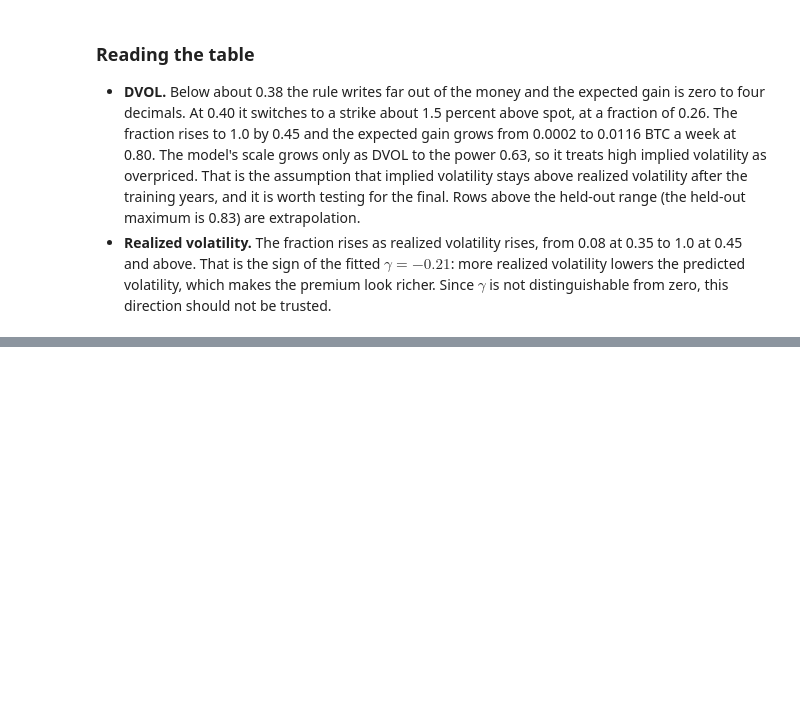
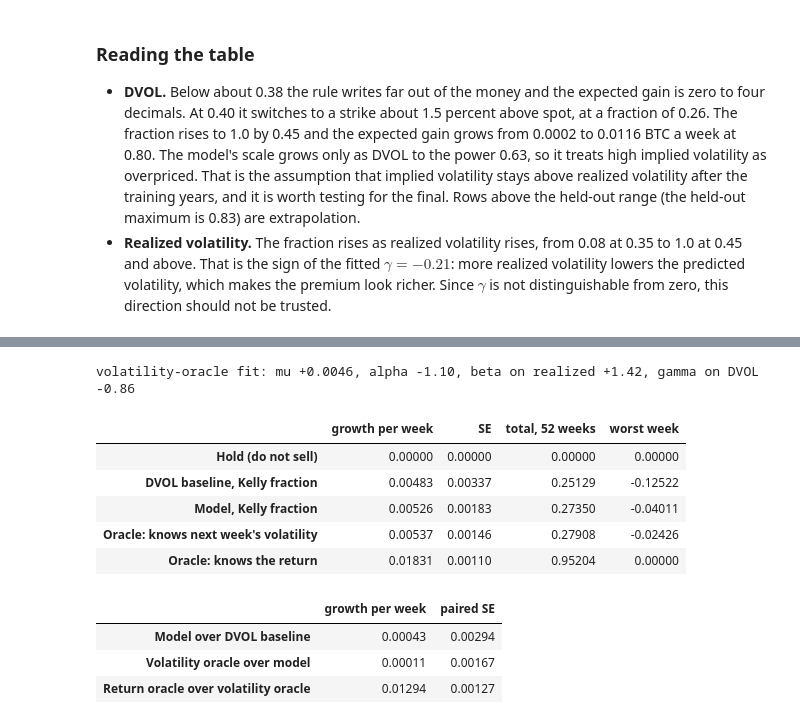
Before and after one commit to zmjohnso/aii600-final-project, a Jupyter notebook: analysis.ipynb, the cells around one changed output, grey strips where cells are left out. Drawn from its saved outputs; the diff is of its cells as text; code cells hidden in the pictures; blank space fills up the shorter version.

```diff
--- a/analysis.ipynb
+++ b/analysis.ipynb
@@ -512,0 +631,49 @@ Not part of the 18 November checkpoint. For the final: draw weekly returns from
+# %%
+# Oracle 1: knows the return. For each week, the best strike on the grid and the full call or nothing.
+g_all = premium(test.dvol.values) - np.maximum(0, 1 - np.exp(Q[None, :] - test.r.values[:, None]))
+lg["Oracle: knows the return"] = np.log1p(np.maximum(g_all.max(axis=1), 0))
+
+# Oracle 2: knows next week's realized volatility, not its direction. The same model as above, with the
+# realized volatility of the week being forecast (hourly returns from t0 to T) in place of DVOL's reading,
+# and DVOL in the second slot. Fit on the training windows, residuals resampled as before.
+def week_rv(df):
+    return np.array([np.sqrt(lr2.loc[a + pd.Timedelta(hours=1):b].sum()) for a, b in zip(df.t0, df["T"])])
+
+tr_o, te_o = train.copy(), test.copy()
+tr_o["d"], tr_o["dv"] = week_rv(train), train.d
+te_o["d"], te_o["dv"] = week_rv(test), test.d
+th_o = fit_scale(tr_o, "dv")
+z_o = ((tr_o.r - th_o[0]) / sigma_of(th_o, tr_o, "dv")).values
+R_o = th_o[0] + sigma_of(th_o, te_o, "dv").values[:, None] * z_o[None, :]
+pl_o = plan(test.dvol.values, R_o)
+lg["Oracle: knows next week's volatility"] = growth(test, pl_o, pl_o.f.values)[0]
+print(f"volatility-oracle fit: mu {th_o[0]:+.4f}, alpha {th_o[1]:+.2f}, beta on realized {th_o[2]:+.2f}, gamma on DVOL {th_o[3]:+.2f}")
+
+order = ["Hold (do not sell)", "DVOL baseline, Kelly fraction", "Model, Kelly fraction",
+         "Oracle: knows next week's volatility", "Oracle: knows the return"]
+value = pd.DataFrame({
+    "growth per week": [lg[k].mean() for k in order],
+    "SE": [lg[k].std(ddof=1) / np.sqrt(N) for k in order],
+    "total, 52 weeks": [lg[k].sum() for k in order],
+    "worst week": [lg[k].min() for k in order]}, index=order)
+display(value.round(5))
+steps = [("Model over DVOL baseline", "Model, Kelly fraction", "DVOL baseline, Kelly fraction"),
+         ("Volatility oracle over model", "Oracle: knows next week's volatility", "Model, Kelly fraction"),
+         ("Return oracle over volatility oracle", "Oracle: knows the return", "Oracle: knows next week's volatility")]
+rows = {}
+for label, a, b in steps:
+    dlt = lg[a] - lg[b]
+    rows[label] = {"growth per week": dlt.mean(), "paired SE": dlt.std(ddof=1) / np.sqrt(N)}
+display(pd.DataFrame(rows).T.round(5))
+# %% [output]
+volatility-oracle fit: mu +0.0046, alpha -1.10, beta on realized +1.42, gamma on DVOL -0.86
+|  | growth per week | SE | total, 52 weeks | worst week |
+| Hold (do not sell) | 0.00000 | 0.00000 | 0.00000 | 0.00000 |
+| DVOL baseline, Kelly fraction | 0.00483 | 0.00337 | 0.25129 | -0.12522 |
+| Model, Kelly fraction | 0.00526 | 0.00183 | 0.27350 | -0.04011 |
+| Oracle: knows next week's volatility | 0.00537 | 0.00146 | 0.27908 | -0.02426 |
+| Oracle: knows the return | 0.01831 | 0.00110 | 0.95204 | 0.00000 |
+|  | growth per week | paired SE |
+| Model over DVOL baseline | 0.00043 | 0.00294 |
+| Volatility oracle over model | 0.00011 | 0.00167 |
+| Return oracle over volatility oracle | 0.01294 | 0.00127 |
```
Also changed, not shown: parts of 24 cells of this notebook, 11 other files.
